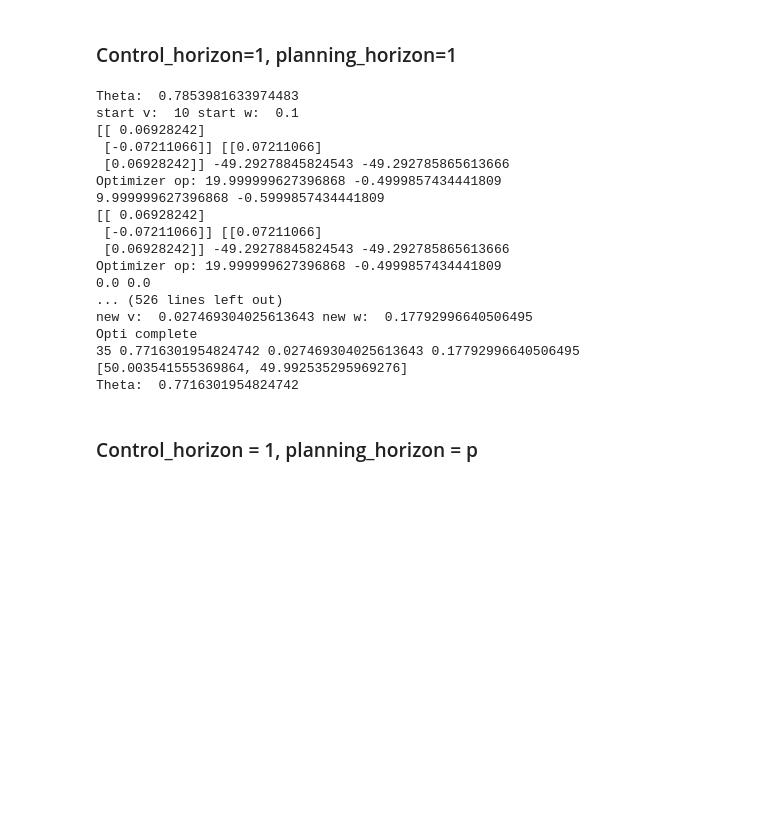
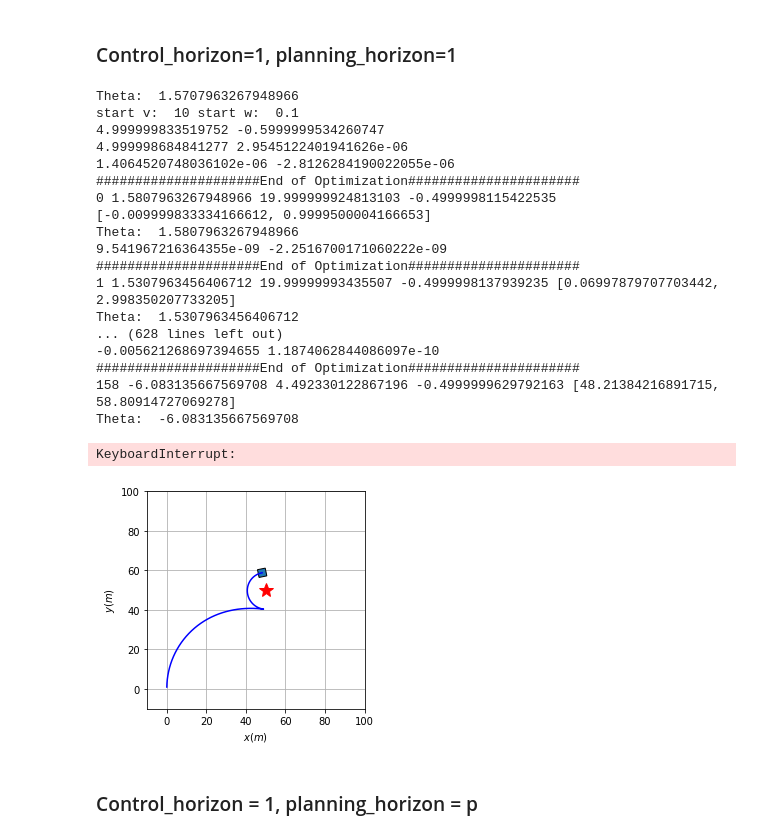
Before and after one commit to susiejojo/CVX_implementations, a Jupyter notebook: Nonhn_CVX.ipynb, the cells around one changed output. Drawn from its saved outputs; the diff is of its cells as text; code cells hidden in the pictures; blank space fills up the shorter version.

```diff
--- a/Nonhn_CVX.ipynb
+++ b/Nonhn_CVX.ipynb
@@ -56,14 +56,14 @@ class agent:
             diff_w = 999
 #             xgi = self.pos[0]
 #             ygi = self.pos[1]
-            tol = 1e-4
+            tol = 1e-1
             while (np.linalg.norm(np.array([diff_w,diff_v])**2)>tol):
                 # vi = self.v, wi = self.w
 #                 theta_new += self.w*del_t
 #                 xgi += (self.v*del_t*np.cos(theta_new) - self.goal[0])
 #                 ygi += (self.v*del_t*np.sin(theta_new) - self.goal[1])
-                w_guess = 0.1
-                v_guess = 10
+                w_guess = self.w
+                v_guess = self.v
                 x = del_t*np.cos(self.theta+w_guess*del_t)
                 a = -v_guess*del_t**2*np.sin(self.theta+w_guess*del_t)
                 y = del_t*np.sin(self.theta+w_guess*del_t)
@@ -76,23 +76,23 @@ class agent:
                 P = cvxopt.matrix(p_mat,tc='d')
                 q_mat = 2*(kx*arrx+ky*arry)
                 Q = cvxopt.matrix(q_mat,tc='d')
-                g_mat = np.array([[0,-1],[-1,0],[1,0],[0,1]])
-                h = cvxopt.matrix(np.array([self.wmax,0,self.vmax,self.wmax]),tc='d')
-                print (arrx,arry,kx,ky)
+                g_mat = np.array([[0,-1],[-1,0],[1,0],[0,1],[1,0],[0,1]])
+                h = cvxopt.matrix(np.array([self.wmax,0,self.vmax,self.wmax,v_guess+5,w_guess+0.01]),tc='d')
+#                 print (arrx,arry,kx,ky)
                 g = cvxopt.matrix(g_mat,tc='d')
                 sol = cvxopt.solvers.qp(P,Q,g,h,options={'show_progress': False})
                 v_new = sol['x'][0] #vd
                 w_new = sol['x'][1] #wd
-                print ("Optimizer op:",v_new,w_new)
+#                 print ("Optimizer op:",v_new,w_new)
 #                 print (v_new,w_new)
                 diff_v = v_new - self.v
                 diff_w = w_new - self.w
                 print (diff_v,diff_w)
                 self.v = v_new #vd+vi
                 self.w = w_new #wd+wi
-            print ("##########End of Optimization#############")
-            print ("new v: ",self.v,"new w: ",self.w)
-            print ("Opti complete")
+            print ("#####################End of Optimization######################")
+#             print ("new v: ",self.v,"new w: ",self.w)
+#             print ("Opti complete")
 #             self.vplot.append(self.v)
 #             self.wplot.append(self.w)
             print (self)
@@ -130,26 +130,28 @@ class agent:
         plt.close(figure)
         return figure
 # %%
-bot = agent(2,np.array([0,0]),np.array([50,50]),np.pi/4,20,0.5)
+bot = agent(2,np.array([0,0]),np.array([50,50]),np.pi/2,20,0.5)
 bot.opt_traj()
 # %% [output]
-Theta:  0.7853981633974483
+Theta:  1.5707963267948966
 start v:  10 start w:  0.1
-[[ 0.06928242]
- [-0.07211066]] [[0.07211066]
- [0.06928242]] -49.29278845824543 -49.292785865613666
-Optimizer op: 19.999999627396868 -0.4999857434441809
-9.999999627396868 -0.5999857434441809
-[[ 0.06928242]
- [-0.07211066]] [[0.07211066]
- [0.06928242]] -49.29278845824543 -49.292785865613666
-Optimizer op: 19.999999627396868 -0.4999857434441809
-0.0 0.0
-... (526 lines left out)
-new v:  0.027469304025613643 new w:  0.17792996640506495
-Opti complete
-35 0.7716301954824742 0.027469304025613643 0.17792996640506495 [50.003541555369864, 49.992535295969276]
-Theta:  0.7716301954824742
+4.999999833519752 -0.5999999534260747
+4.999998684841277 2.9545122401941626e-06
+1.4064520748036102e-06 -2.8126284190022055e-06
+#####################End of Optimization######################
+0 1.5807963267948966 19.999999924813103 -0.4999998115422535 [-0.009999833334166612, 0.9999500004166653]
+Theta:  1.5807963267948966
+9.541967216364355e-09 -2.2516700171060222e-09
+#####################End of Optimization######################
+1 1.5307963456406712 19.99999993435507 -0.4999998137939235 [0.06997879707703442, 2.998350207733205]
+Theta:  1.5307963456406712
+... (628 lines left out)
+-0.005621268697394655 1.1874062844086097e-10
+#####################End of Optimization######################
+158 -6.083135667569708 4.492330122867196 -0.4999999629792163 [48.21384216891715, 58.80914727069278]
+Theta:  -6.083135667569708
+KeyboardInterrupt:
+[figure, added]
 # %% [markdown]
 ### Control_horizon = 1, planning_horizon = p
 # %%
```
Also changed, not shown: parts of 2 cells of this notebook.
